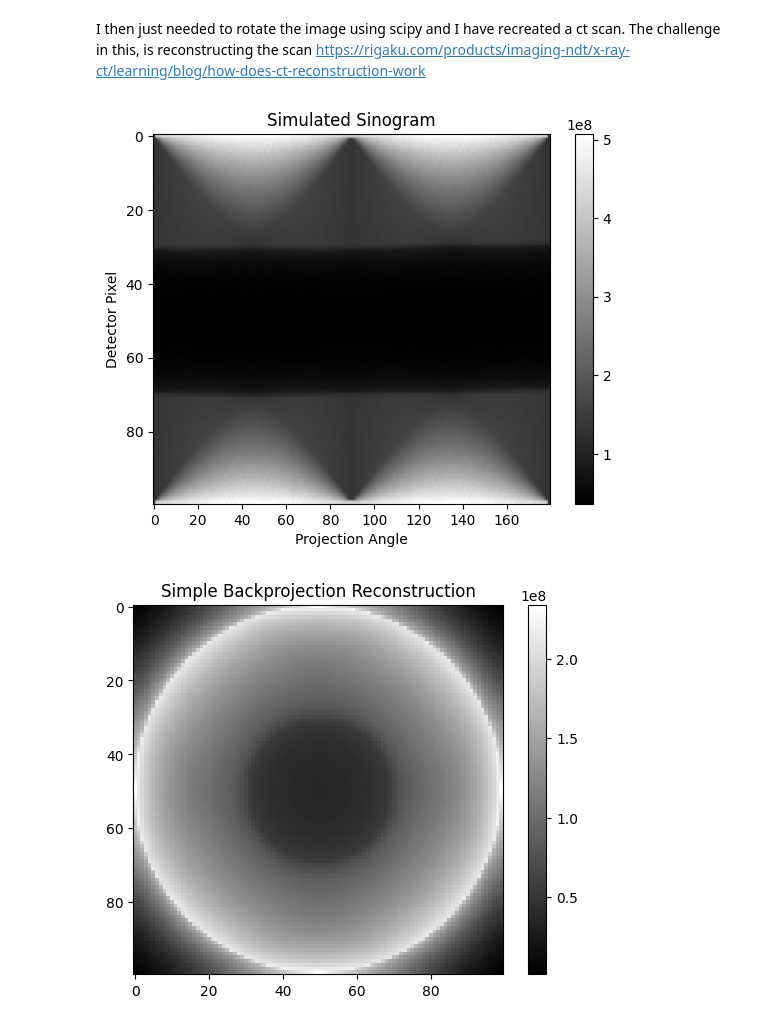
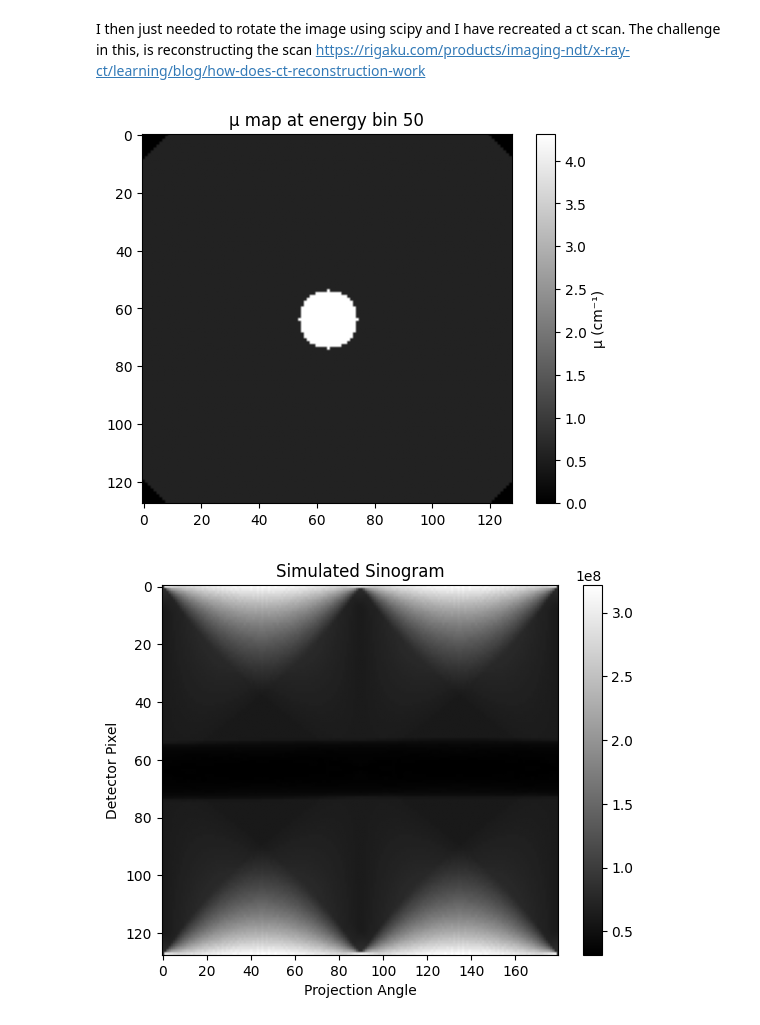
Before and after one commit to ReeceG499/x-ray-attenuation, a Jupyter notebook: code/Experimenting.ipynb, the cells around one changed output. Cells and saved outputs as stored; diff of their text form; code cells hidden in the pictures.

```diff
--- a/code/Experimenting.ipynb
+++ b/code/Experimenting.ipynb
@@ -159,23 +161,28 @@ import numpy as np
 import matplotlib.pyplot as plt
 
 # image size
-width, height = 100,100
+width, height = 128,128
 E = len(energies)
 
 # Add a circular bone
 y, x = np.ogrid[:height, :width]
 center_x, center_y = width//2, height//2
-radius = 20
-mask = (x-center_x)**2 + (y-center_y)**2 <= radius**2
+boneradius = 10
+thighradius = 84.5
+bonemask = (x-center_x)**2 + (y-center_y)**2 <= boneradius**2
 
 phantom = np.zeros((height, width, E))
 
-# Background tissue
-phantom[:, :, :] = mu_tissue  # broadcast over all pixels
+thighmask = (x-center_x)**2 + (y-center_y)**2 <= thighradius**2
+
+# Background
+phantom[:, :, :] = 0  # broadcast over all pixels
+
+# Thigh region
+phantom[thighmask, :] = mu_tissue
 
 # Bone region
-phantom[mask, :] = mu_bone    # assign bone
-phantom[mask] = mu_bone
+phantom[bonemask, :] = mu_bone    # assign bone
 
 energy_idx = 50  # e.g. energy bin index
 plt.imshow(phantom[:, :, energy_idx], cmap='gray')
@@ -204,52 +218,54 @@ I then just needed to rotate the image using scipy and I have recreated a ct sca
 # %%
 from scipy import ndimage
 
+plt.imshow(phantom[:, :, energy_idx], cmap='gray')
+plt.title(f"μ map at energy bin {energy_idx}")
+plt.colorbar(label="μ (cm⁻¹)")
+plt.show()
+
 angles = np.linspace(0, 180, num=180)
-sinogram = []
+sinogram = np.zeros((len(angles), width))
 
-for angle in angles:
-    projection_per_energy = np.zeros((width, E))
+for i, angle in enumerate(angles):
+    # Rotate all energy slices at once using 3D rotation
+    rotated_phantom = ndimage.rotate(phantom, angle, axes=(1, 0), reshape=False, order=1)
 
-    # Rotate each energy slice
-    for e in range(E):
-        rotated_slice = ndimage.rotate(phantom[:, :, e], angle, reshape=False, order=1)
-        projection_per_energy[:, e] = rotated_slice.sum(axis=0)  # Sum along y-axis
+    # Sum along y-axis for all energy slices (results in (width, E) array)
+    projection_per_energy = rotated_phantom.sum(axis=1)
 
-    # Apply attenuation and sum photon counts per detector pixel
-    I_rotated = I0 * np.exp(-projection_per_energy * voxel_thickness_cm)  # shape: (W, E)
-    detector_reading = I_rotated.sum(axis=1)  # sum over energy bins
-
-    sinogram.append(detector_reading)
+    # Apply attenuation and sum
+    I_rotated = I0 * np.exp(-projection_per_energy * voxel_thickness_cm)
+    sinogram[i] = I_rotated.sum(axis=1)  # sum over energy bins
 
 sinogram = np.array(sinogram)  # shape: (n_angles, W)
 
 plt.imshow(sinogram.T, cmap='gray', aspect='auto')
 plt.title("Simulated Sinogram")
 plt.ylabel("Detector Pixel")
 plt.xlabel("Projection Angle")
 plt.colorbar()
 plt.show()
 
 # Initialize reconstruction
 reconstruction = np.zeros((width, height))
 
 # Backproject each angle's projection
 for i, angle in enumerate(angles):
     # Expand the 1D projection into a 2D image by smearing along the angle
     projection = sinogram[i]
     expanded = np.tile(projection, (width, 1))  # Repeat along y-axis
 
     # Rotate back to original angle and accumulate
     rotated_back = ndimage.rotate(expanded, -angle, reshape=False, order=1)
     reconstruction += rotated_back
 
 # Normalize
 reconstruction /= len(angles)
 
 plt.imshow(reconstruction, cmap='gray')
 plt.title("Simple Backprojection Reconstruction")
 plt.colorbar()
 plt.show()
 # %% [output]
-[figure, old version]
+[figure, new version]
-[figure, old version]
+[figure, new version]
```
Also changed, not shown: parts of 5 cells of this notebook, 14 other files.
